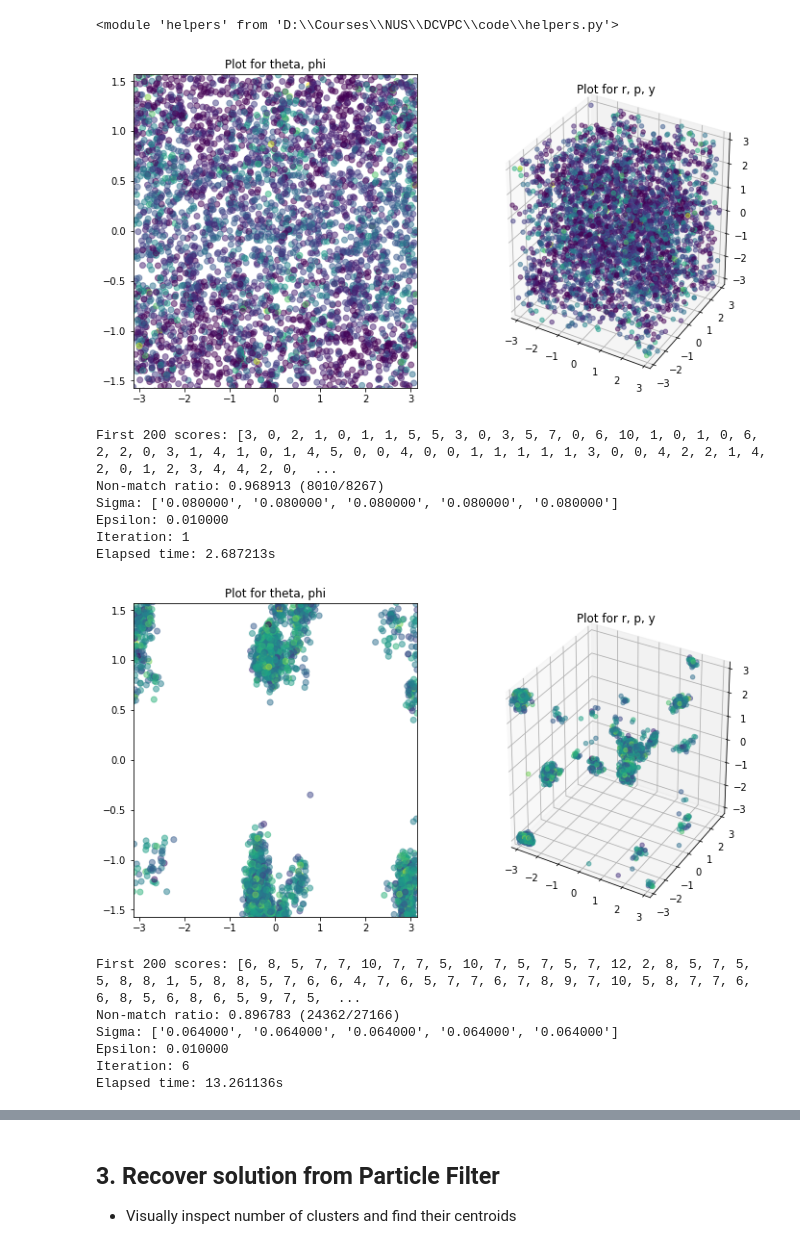
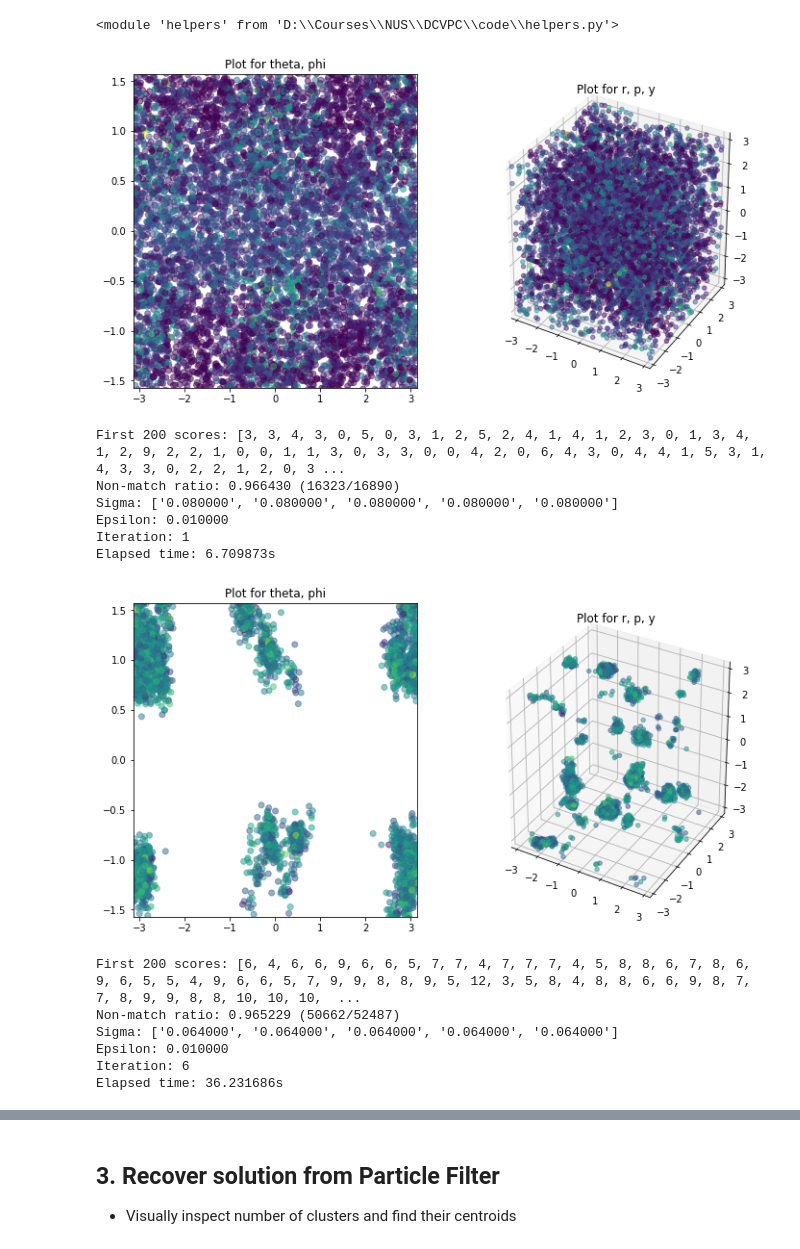
Before and after one commit to seventwoten/pcpf, a Jupyter notebook: ParticleFilter_TR.ipynb, the cells around one changed output, grey strips where cells are left out. Cells and saved outputs as stored; diff of their text form; code cells hidden in the pictures.

```diff
--- a/ParticleFilter_TR.ipynb
+++ b/ParticleFilter_TR.ipynb
@@ -165,7 +165,7 @@ start_time = time.time()
 # ---------------------------------------------------------
 
 iterations = 30
-m = 4000
+m = 8000
 
 # Set range to be a uniform cube of length 1 around the solution
 # ranges = np.array([[*diff_sph-0.5, 1/m], [*diff_sph+0.5, 1/m]]).T
@@ -209,44 +209,44 @@ for i in range(iterations):
         ax2.scatter(*S_new[2:5,:], c= score_list, alpha=0.5)
         ax2.set_xlim3d(*ranges[2])
         ax2.set_ylim3d(*ranges[3])
         ax2.set_zlim3d(*ranges[4])
         ax2.set_title("Plot for r, p, y")
 
         if S_new.shape[0] == 8:
             ax3 = fig.add_subplot(133)
             ax3.scatter(*S_new[5:7,:], c= score_list, alpha=0.5)
             ax3.set_xlim(*ranges[5])
             ax3.set_ylim(*ranges[6])
             ax3.set_title("Plot for f1, f2")
 
         plt.show()
 
         print("First 200 scores: " + str(score_list[:200])) # print first 200 scores only
         print("Non-match ratio: %f (%d/%d)" % (nmc/mc, nmc, mc))
         print("Sigma: " + str(["{0:f}".format(s) for s in sigma]))
         print("Epsilon: %f" % (e))
         print("Iteration: %d" % (i+1))
         print("Elapsed time: %fs" % (time.time() - start_time))
 
     # Decrease sigma over iterations
     if sigma_factor != 1 and (i+1) % sigma_interval == 0:
         sigma *= sigma_factor
 
     # Decrease epsilon over iterations
     if e_factor != 1 and (i+1) % e_interval == 0:
         e *= e_factor
 # %% [output]
-[figure, old version]
+[figure, new version]
-First 200 scores: [3, 0, 2, 1, 0, 1, 1, 5, 5, 3, 0, 3, 5, 7, 0, 6, 10, 1, 0, 1, 0, 6, 2, 2, 0, 3, 1, 4, 1, 0, 1, 4, 5, 0, 0, 4, 0, 0, 1, 1, 1, 1, 1, 3, 0, 0, 4, 2, 2, 1, 4, 2, 0, 1, 2, 3, 4, 4, 2, 0,  ...
-Non-match ratio: 0.968913 (8010/8267)
+First 200 scores: [3, 3, 4, 3, 0, 5, 0, 3, 1, 2, 5, 2, 4, 1, 4, 1, 2, 3, 0, 1, 3, 4, 1, 2, 9, 2, 2, 1, 0, 0, 1, 1, 3, 0, 3, 3, 0, 0, 4, 2, 0, 6, 4, 3, 0, 4, 4, 1, 5, 3, 1, 4, 3, 3, 0, 2, 2, 1, 2, 0, 3 ...
+Non-match ratio: 0.966430 (16323/16890)
 Sigma: ['0.080000', '0.080000', '0.080000', '0.080000', '0.080000']
 Epsilon: 0.010000
 Iteration: 1
-Elapsed time: 2.687213s
+Elapsed time: 6.709873s
-[figure, old version]
+[figure, new version]
-First 200 scores: [6, 8, 5, 7, 7, 10, 7, 7, 5, 10, 7, 5, 7, 5, 7, 12, 2, 8, 5, 7, 5, 5, 8, 8, 1, 5, 8, 8, 5, 7, 6, 6, 4, 7, 6, 5, 7, 7, 6, 7, 8, 9, 7, 10, 5, 8, 7, 7, 6, 6, 8, 5, 6, 8, 6, 5, 9, 7, 5,  ...
-Non-match ratio: 0.896783 (24362/27166)
+First 200 scores: [6, 4, 6, 6, 9, 6, 6, 5, 7, 7, 4, 7, 7, 7, 4, 5, 8, 8, 6, 7, 8, 6, 9, 6, 5, 5, 4, 9, 6, 6, 5, 7, 9, 9, 8, 8, 9, 5, 12, 3, 5, 8, 4, 8, 8, 6, 6, 9, 8, 7, 7, 8, 9, 9, 8, 8, 10, 10, 10,  ...
+Non-match ratio: 0.965229 (50662/52487)
 Sigma: ['0.064000', '0.064000', '0.064000', '0.064000', '0.064000']
 Epsilon: 0.010000
 Iteration: 6
-Elapsed time: 13.261136s
+Elapsed time: 36.231686s
```
Also changed, not shown: parts of 6 cells of this notebook.
